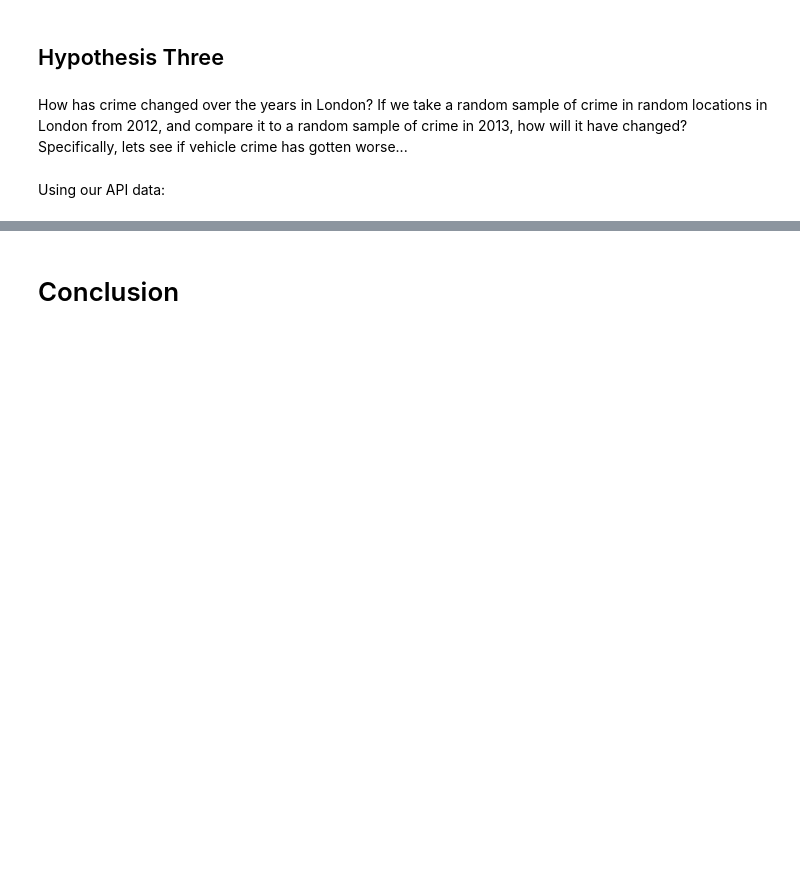
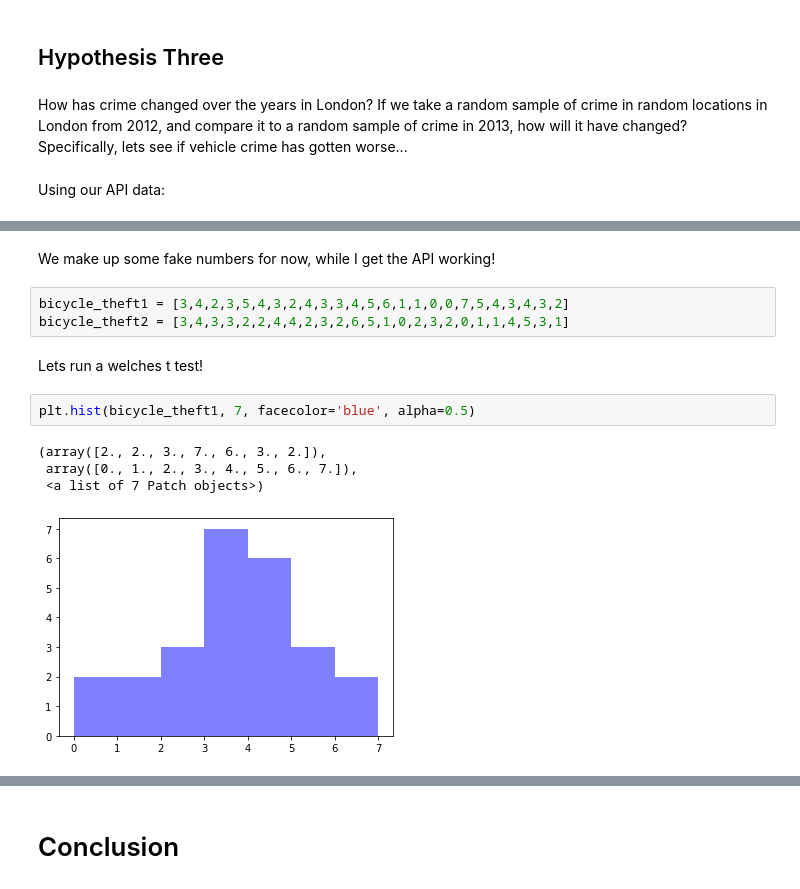
Before and after one commit to thomasribaroff/Mod3Project, a Jupyter notebook: Master Notebook.ipynb, the cells around one changed output, grey strips where cells are left out. Drawn from its saved outputs; the diff is of its cells as text; blank space fills up the shorter version.

```diff
--- a/Master Notebook.ipynb
+++ b/Master Notebook.ipynb
@@ -324,0 +374,14 @@ Using our API data:
+# %% [markdown]
+We make up some fake numbers for now, while I get the API working!
+# %%
+bicycle_theft1 = [3,4,2,3,5,4,3,2,4,3,3,4,5,6,1,1,0,0,7,5,4,3,4,3,2]
+bicycle_theft2 = [3,4,3,3,2,2,4,4,2,3,2,6,5,1,0,2,3,2,0,1,1,4,5,3,1]
+# %% [markdown]
+Lets run a welches t test!
+# %%
+plt.hist(bicycle_theft1, 7, facecolor='blue', alpha=0.5)
+# %% [output]
+(array([2., 2., 3., 7., 6., 3., 2.]),
+ array([0., 1., 2., 3., 4., 5., 6., 7.]),
+ <a list of 7 Patch objects>)
+[figure, added]
```
Also changed, not shown: parts of 8 cells of this notebook, 2 other files.
